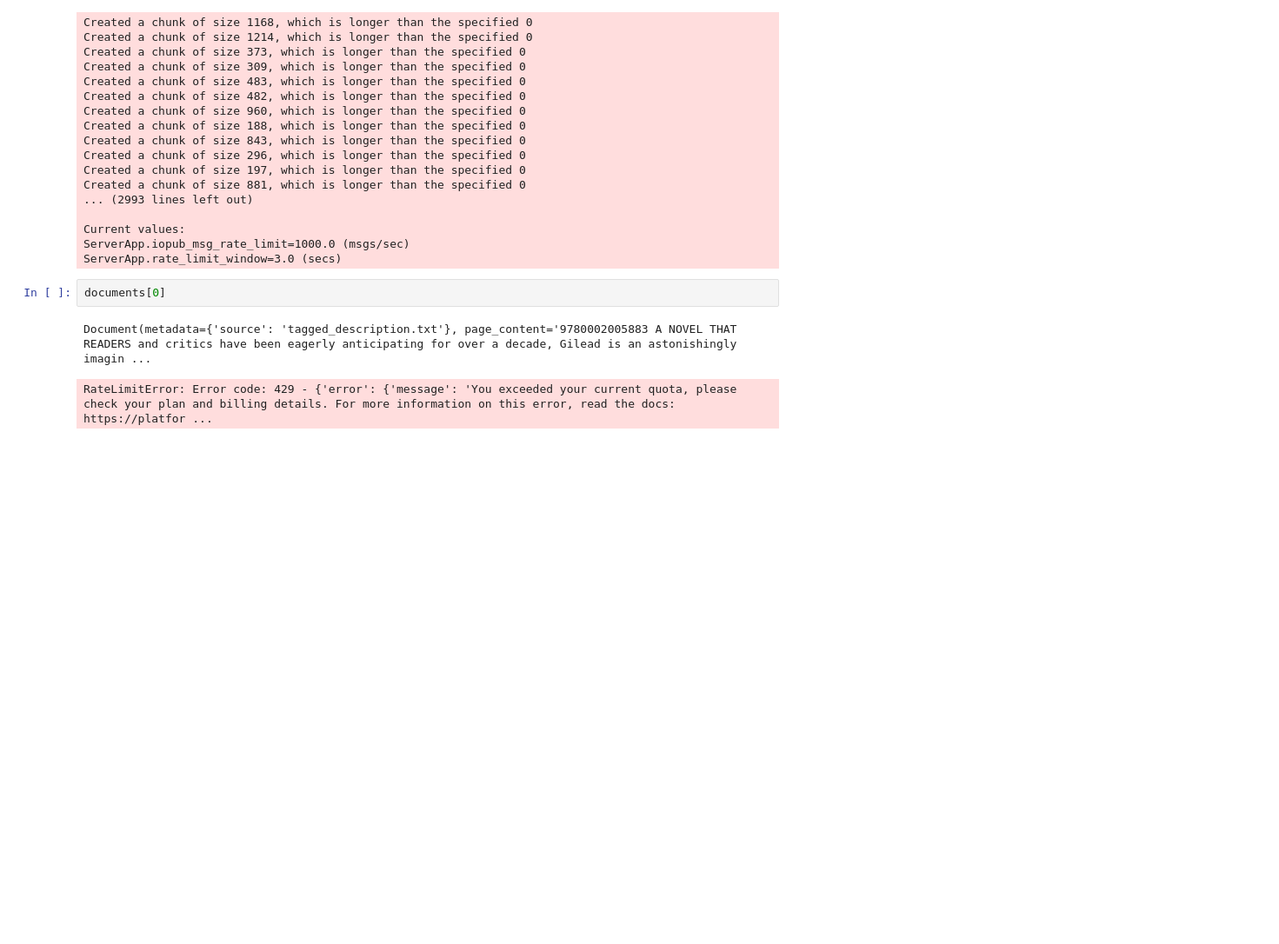
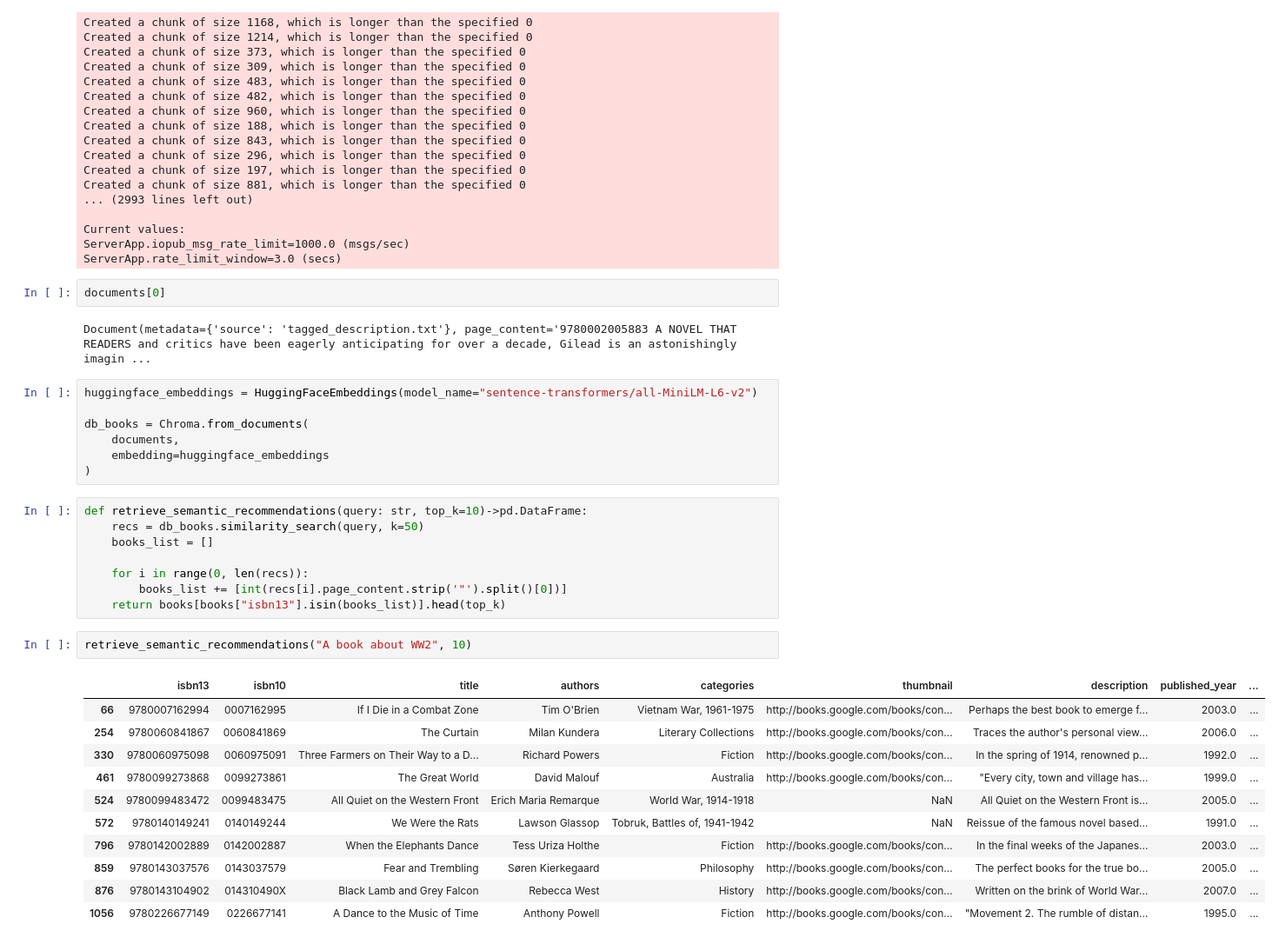
Before and after one commit to RomanRybitskyi/semantic-book-recommender, a Jupyter notebook: vector-search.ipynb, the cells around one changed output. Shown at 87% size. Cells and saved outputs as stored; diff of their text form; blank space fills up the shorter version.

Commit message:
Add function to retrieve semantic recommendations

```diff
--- a/vector-search.ipynb
+++ b/vector-search.ipynb
@@ -57,5 +58,31 @@ documents[0]
 # %% [output]
 Document(metadata={'source': 'tagged_description.txt'}, page_content='9780002005883 A NOVEL THAT READERS and critics have been eagerly anticipating for over a decade, Gilead is an astonishingly imagin ...
 # %%
+huggingface_embeddings = HuggingFaceEmbeddings(model_name="sentence-transformers/all-MiniLM-L6-v2")
+
+db_books = Chroma.from_documents(
+    documents,
+    embedding=huggingface_embeddings
+)
-# %% [output]
-RateLimitError: Error code: 429 - {'error': {'message': 'You exceeded your current quota, please check your plan and billing details. For more information on this error, read the docs: https://platfor ...
+# %%
+def retrieve_semantic_recommendations(query: str, top_k=10)->pd.DataFrame:
+    recs = db_books.similarity_search(query, k=50)
+    books_list = []
+
+    for i in range(0, len(recs)):
+        books_list += [int(recs[i].page_content.strip('"').split()[0])]
+    return books[books["isbn13"].isin(books_list)].head(top_k)
+# %%
+retrieve_semantic_recommendations("A book about WW2", 10)
+# %% [output]
+|  | isbn13 | isbn10 | title | authors | categories | thumbnail | description | published_year | ... |
+| 66 | 9780007162994 | 0007162995 | If I Die in a Combat Zone | Tim O'Brien | Vietnam War, 1961-1975 | http://books.google.com/books/con... | Perhaps the best book to emerge f... | 2003.0 | ... |
+| 254 | 9780060841867 | 0060841869 | The Curtain | Milan Kundera | Literary Collections | http://books.google.com/books/con... | Traces the author's personal view... | 2006.0 | ... |
+| 330 | 9780060975098 | 0060975091 | Three Farmers on Their Way to a D... | Richard Powers | Fiction | http://books.google.com/books/con... | In the spring of 1914, renowned p... | 1992.0 | ... |
+| 461 | 9780099273868 | 0099273861 | The Great World | David Malouf | Australia | http://books.google.com/books/con... | "Every city, town and village has... | 1999.0 | ... |
+| 524 | 9780099483472 | 0099483475 | All Quiet on the Western Front | Erich Maria Remarque | World War, 1914-1918 | NaN | All Quiet on the Western Front is... | 2005.0 | ... |
+| 572 | 9780140149241 | 0140149244 | We Were the Rats | Lawson Glassop | Tobruk, Battles of, 1941-1942 | NaN | Reissue of the famous novel based... | 1991.0 | ... |
+| 796 | 9780142002889 | 0142002887 | When the Elephants Dance | Tess Uriza Holthe | Fiction | http://books.google.com/books/con... | In the final weeks of the Japanes... | 2003.0 | ... |
+| 859 | 9780143037576 | 0143037579 | Fear and Trembling | Søren Kierkegaard | Philosophy | http://books.google.com/books/con... | The perfect books for the true bo... | 2005.0 | ... |
+| 876 | 9780143104902 | 014310490X | Black Lamb and Grey Falcon | Rebecca West | History | http://books.google.com/books/con... | Written on the brink of World War... | 2007.0 | ... |
+| 1056 | 9780226677149 | 0226677141 | A Dance to the Music of Time | Anthony Powell | Fiction | http://books.google.com/books/con... | "Movement 2. The rumble of distan... | 1995.0 | ... |
```
Also changed, not shown: parts of 2 cells of this notebook, 1 other file.
